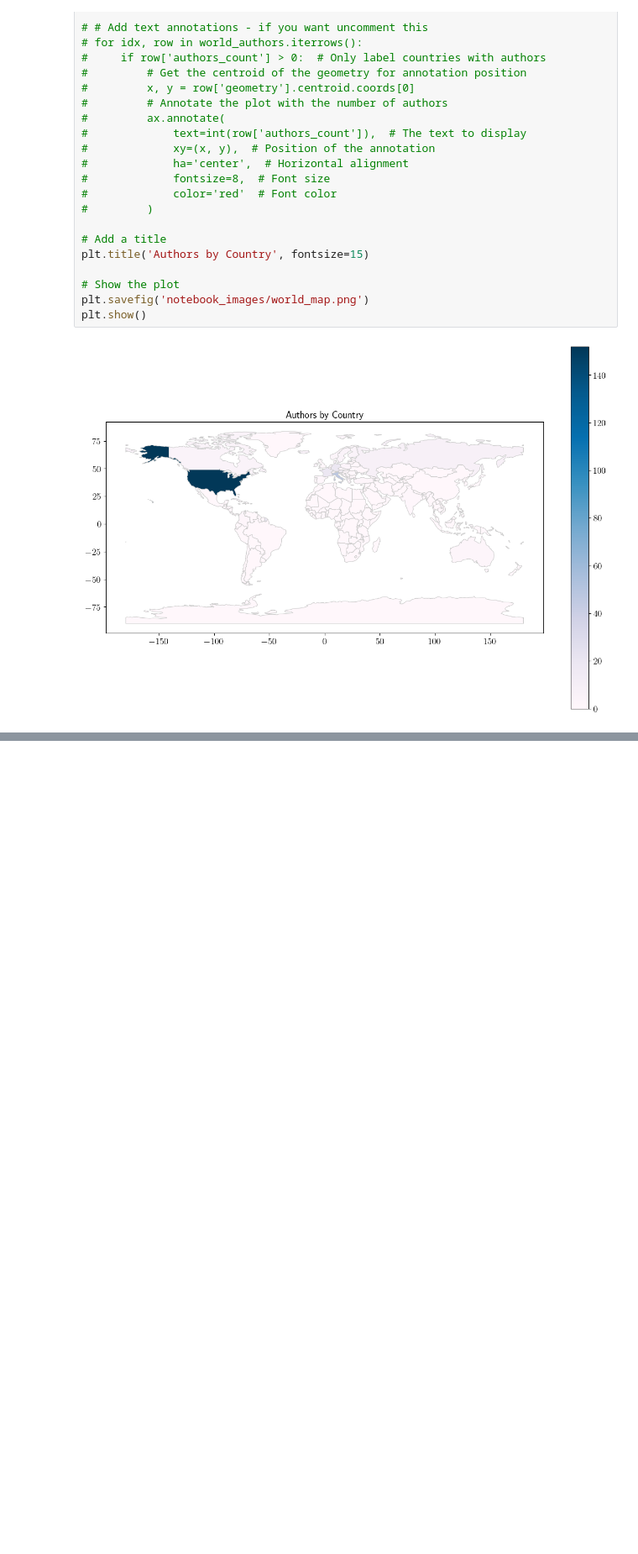
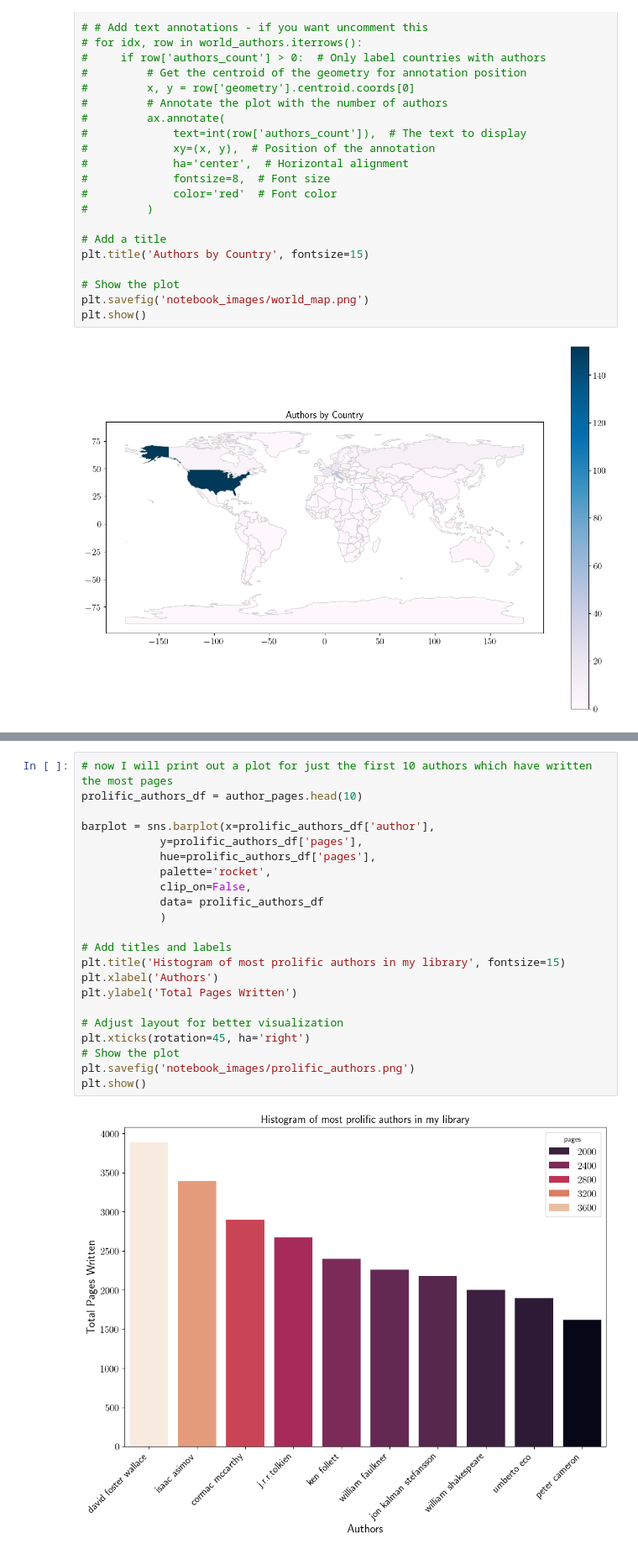
Before and after one commit to anvi-git/Project_Book_library, a Jupyter notebook: book_library.ipynb, the cells around one changed output, grey strips where cells are left out. Shown at 84% size. Cells and saved outputs as stored; diff of their text form; blank space fills up the shorter version.

```diff
--- a/book_library.ipynb
+++ b/book_library.ipynb
@@ -462,0 +506,24 @@ plt.show()
+# %%
+# now I will print out a plot for just the first 10 authors which have written the most pages
+prolific_authors_df = author_pages.head(10)
+
+barplot = sns.barplot(x=prolific_authors_df['author'],
+            y=prolific_authors_df['pages'],
+            hue=prolific_authors_df['pages'],
+            palette='rocket',
+            clip_on=False,
+            data= prolific_authors_df
+            )
+
+# Add titles and labels
+plt.title('Histogram of most prolific authors in my library', fontsize=15)
+plt.xlabel('Authors')
+plt.ylabel('Total Pages Written')
+
+# Adjust layout for better visualization
+plt.xticks(rotation=45, ha='right')
+# Show the plot
+plt.savefig('notebook_images/prolific_authors.png')
+plt.show()
+# %% [output]
+[figure, added]
```
Also changed, not shown: parts of 1 cell of this notebook, 2 other files.
